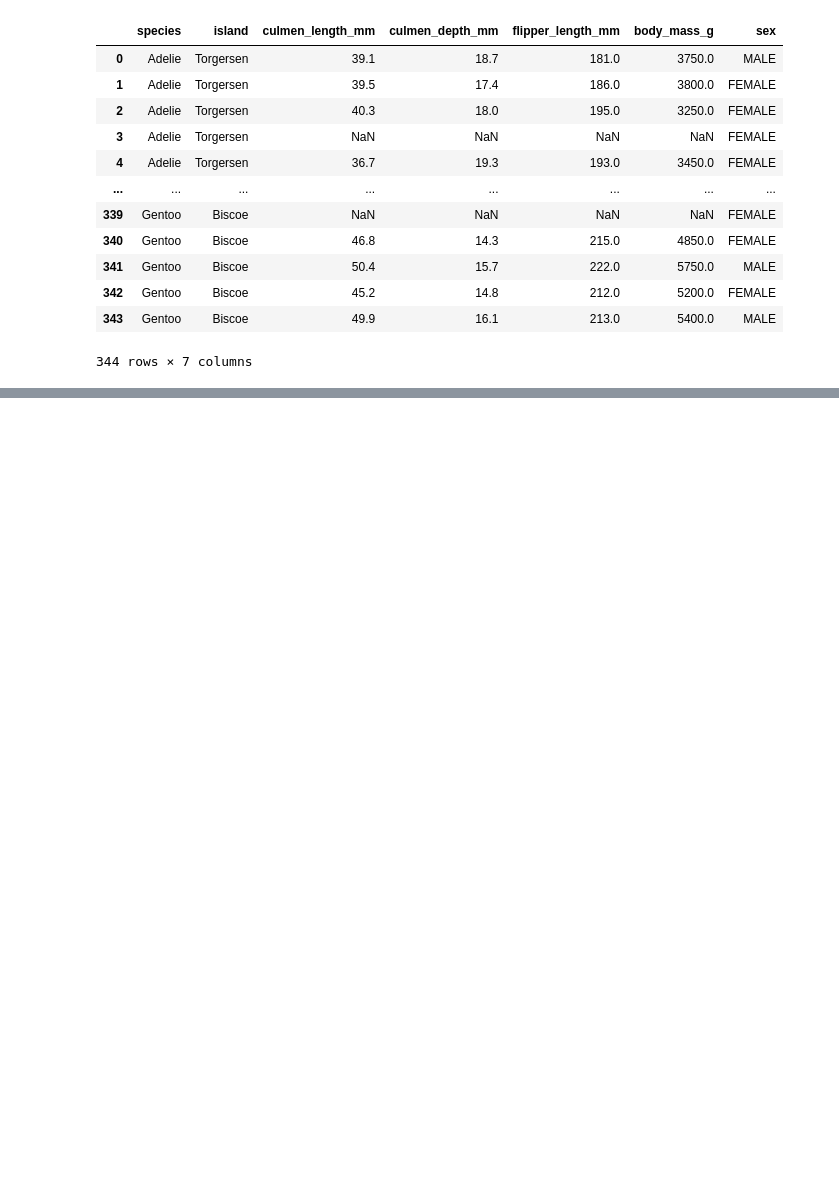
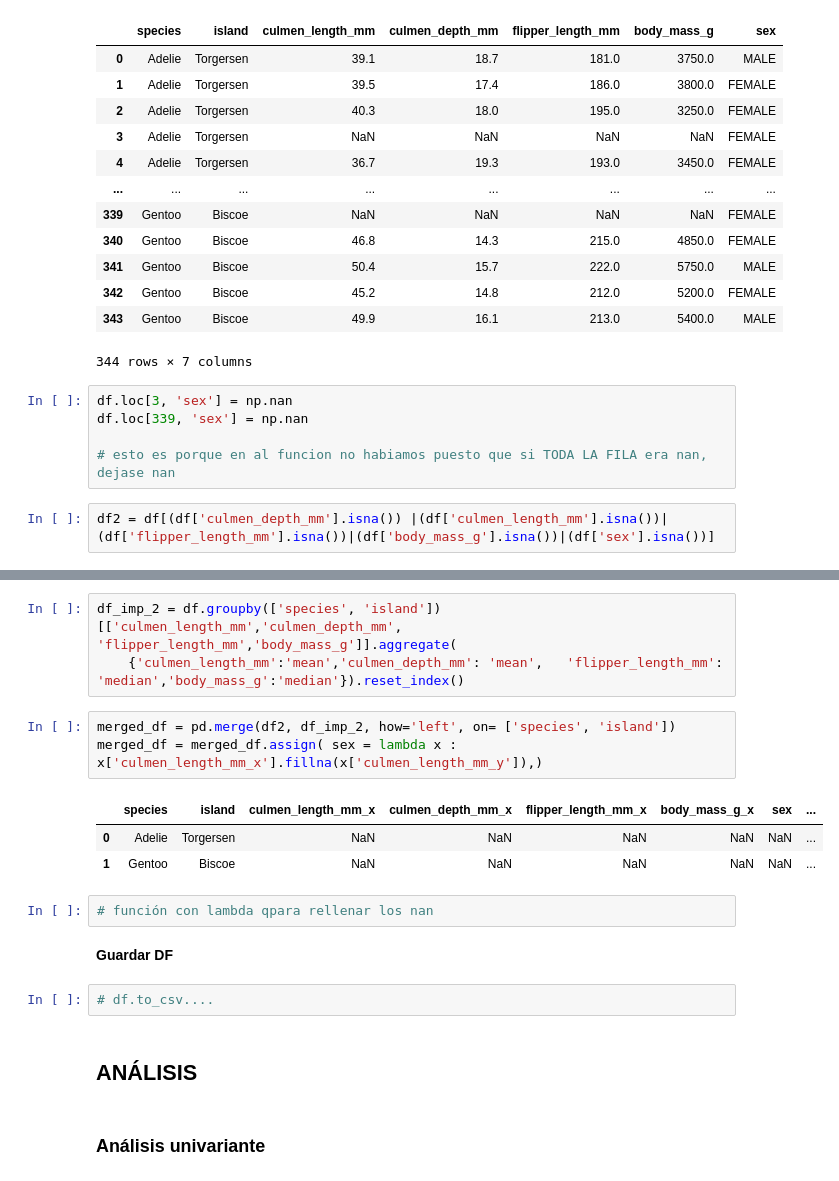
Before and after one commit to LauraGSanchz/DS_PT_09_2023, a Jupyter notebook: Data_Analysis/5-Visualización/Practica/EDA/LAURA EDA penguins.ipynb, the cells around one changed output, grey strips where cells are left out. Saved outputs shown, nothing was run; the diff lists cells and outputs as text; blank space fills up the shorter version.

```diff
--- a/Data_Analysis/5-Visualización/Practica/EDA/LAURA EDA penguins.ipynb
+++ b/Data_Analysis/5-Visualización/Practica/EDA/LAURA EDA penguins.ipynb
@@ -298,3 +284,10 @@ df
 | 342 | Gentoo | Biscoe | 45.2 | 14.8 | 212.0 | 5200.0 | FEMALE |
 | 343 | Gentoo | Biscoe | 49.9 | 16.1 | 213.0 | 5400.0 | MALE |
 344 rows × 7 columns
+# %%
+df.loc[3, 'sex'] = np.nan
+df.loc[339, 'sex'] = np.nan
+
+# esto es porque en al funcion no habiamos puesto que si TODA LA FILA era nan, dejase nan
+# %%
+df2 = df[(df['culmen_depth_mm'].isna()) |(df['culmen_length_mm'].isna())|(df['flipper_length_mm'].isna())|(df['body_mass_g'].isna())|(df['sex'].isna())]
@@ -300,0 +314,20 @@ df
+# %%
+df_imp_2 = df.groupby(['species', 'island'])[['culmen_length_mm','culmen_depth_mm',	'flipper_length_mm','body_mass_g']].aggregate(
+    {'culmen_length_mm':'mean','culmen_depth_mm': 'mean',	'flipper_length_mm': 'median','body_mass_g':'median'}).reset_index()
+# %%
+merged_df = pd.merge(df2, df_imp_2, how='left', on= ['species', 'island'])
+merged_df = merged_df.assign( sex = lambda x : x['culmen_length_mm_x'].fillna(x['culmen_length_mm_y']),)
+# %% [output]
+|  | species | island | culmen_length_mm_x | culmen_depth_mm_x | flipper_length_mm_x | body_mass_g_x | sex | ... |
+| 0 | Adelie | Torgersen | NaN | NaN | NaN | NaN | NaN | ... |
+| 1 | Gentoo | Biscoe | NaN | NaN | NaN | NaN | NaN | ... |
+# %%
+# función con lambda qpara rellenar los nan
+# %% [markdown]
+**Guardar DF**
+# %%
+# df.to_csv....
+# %% [markdown]
+## **ANÁLISIS**
+# %% [markdown]
+### Análisis univariante
```
Also changed, not shown: parts of 5 cells of this notebook.
